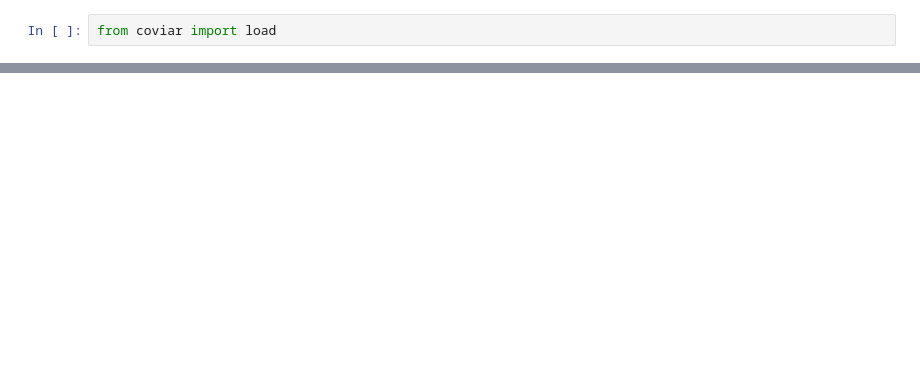
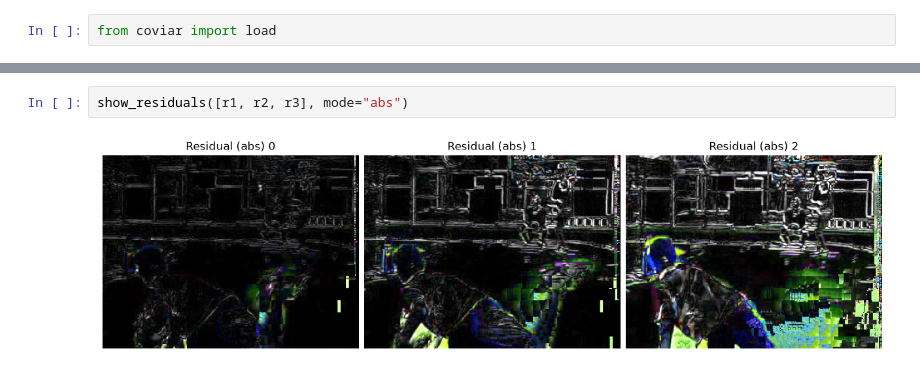
Before and after one commit to m-safari/CLIP4Clip-CompressedDomain, a Jupyter notebook: compressed_domain/explore/coviar.ipynb, the cells around one changed output, grey strips where cells are left out. Saved outputs shown, nothing was run; the diff lists cells and outputs as text; blank space fills up the shorter version.

```diff
--- a/compressed_domain/explore/coviar.ipynb
+++ b/compressed_domain/explore/coviar.ipynb
@@ -32,0 +129,4 @@ uint8
+# %%
+show_residuals([r1, r2, r3], mode="abs")
+# %% [output]
+[figure, added]
```
Also changed, not shown: parts of 8 cells of this notebook.
